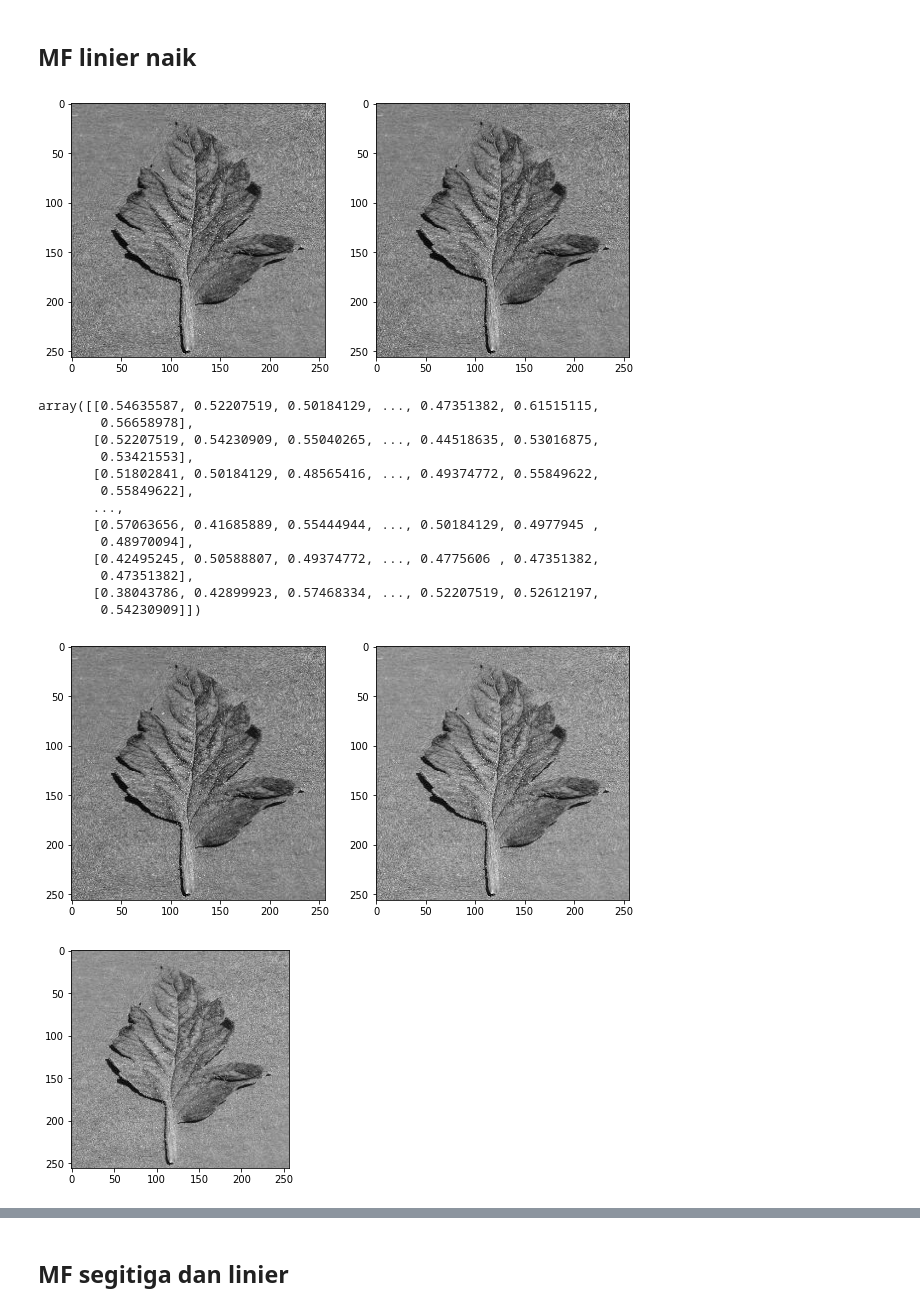
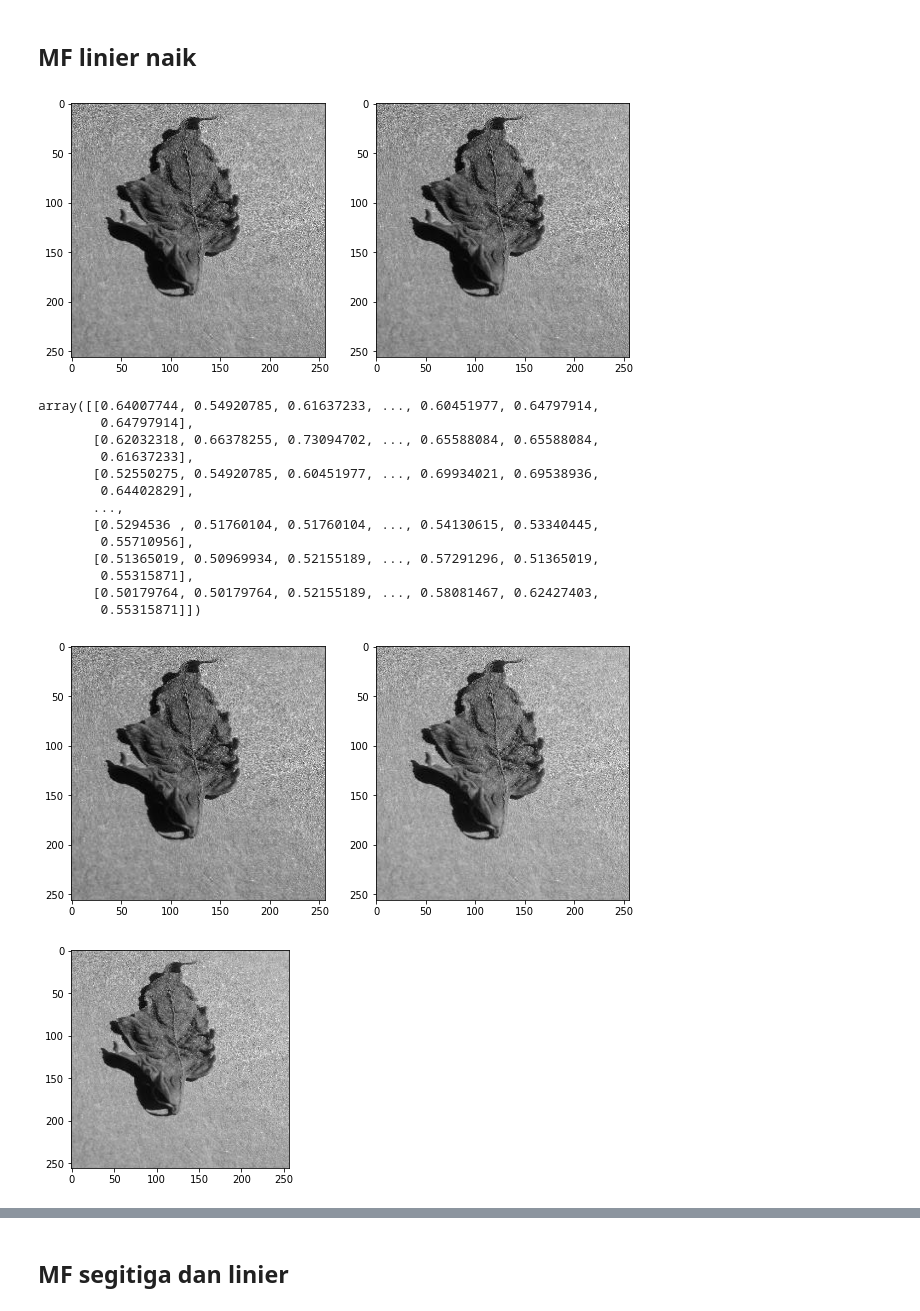
Before and after one commit to trifarameliniaa/SKRIPSI, a Jupyter notebook: file skripsinya fara.ipynb, the cells around one changed output, grey strips where cells are left out. Saved outputs shown, nothing was run; the diff lists cells and outputs as text; code cells hidden in the pictures.

```diff
--- a/file skripsinya fara.ipynb
+++ b/file skripsinya fara.ipynb
@@ -9,6 +9,6 @@ import numpy as np
 import matplotlib.pyplot as plt
 import cv2
 # %%
-img = Image.open('/content/Tomato_Tomato_mosaic_virus15.jpg')
+img = Image.open('/content/D3.jpg')
 img
 # %% [output]
@@ -70,36 +70,36 @@ Pada bagian ini meliputi:
 # %%
 def fungsi_linier(x):
   a = -0.01;
-  b = 247.1;
+  b = 253.1;
   miu = (x - a)/(b-a)
   return miu
 
 plt.figure(figsize=(10,5))
 plt.gray()
 plt.subplot(121)
 plt.imshow(imgG_array/256)
 plt.subplot(122)
 plt.imshow(fungsi_linier(imgG_array/256))
 plt.show()
 # %% [output]
-[figure, old version]
+[figure, new version]
 # %%
 img_fuzzy = fungsi_linier(imgG_array)
 img_fuzzy
 # %% [output]
-array([[0.54635587, 0.52207519, 0.50184129, ..., 0.47351382, 0.61515115,
-        0.56658978],
-       [0.52207519, 0.54230909, 0.55040265, ..., 0.44518635, 0.53016875,
-        0.53421553],
-       [0.51802841, 0.50184129, 0.48565416, ..., 0.49374772, 0.55849622,
-        0.55849622],
+array([[0.64007744, 0.54920785, 0.61637233, ..., 0.60451977, 0.64797914,
+        0.64797914],
+       [0.62032318, 0.66378255, 0.73094702, ..., 0.65588084, 0.65588084,
+        0.61637233],
+       [0.52550275, 0.54920785, 0.60451977, ..., 0.69934021, 0.69538936,
+        0.64402829],
        ...,
-       [0.57063656, 0.41685889, 0.55444944, ..., 0.50184129, 0.4977945 ,
-        0.48970094],
-       [0.42495245, 0.50588807, 0.49374772, ..., 0.4775606 , 0.47351382,
-        0.47351382],
-       [0.38043786, 0.42899923, 0.57468334, ..., 0.52207519, 0.52612197,
-        0.54230909]])
+       [0.5294536 , 0.51760104, 0.51760104, ..., 0.54130615, 0.53340445,
+        0.55710956],
+       [0.51365019, 0.50969934, 0.52155189, ..., 0.57291296, 0.51365019,
+        0.55315871],
+       [0.50179764, 0.50179764, 0.52155189, ..., 0.58081467, 0.62427403,
+        0.55315871]])
 # %%
 def entropi(x):
   e = -(x)*np.log2(x)
@@ -113,11 +113,11 @@ plt.subplot(122)
 plt.imshow(entropi(img_fuzzy/256))
 plt.show()
 # %% [output]
-[figure, old version]
+[figure, new version]
 # %%
 fig = plt.imshow(entropi(img_fuzzy/256))
 # %% [output]
-[figure, old version]
+[figure, new version]
 # %%
 def entropi(x):
   e = -(x)*np.log2(x)
```
Also changed, not shown: parts of 8 cells of this notebook.
